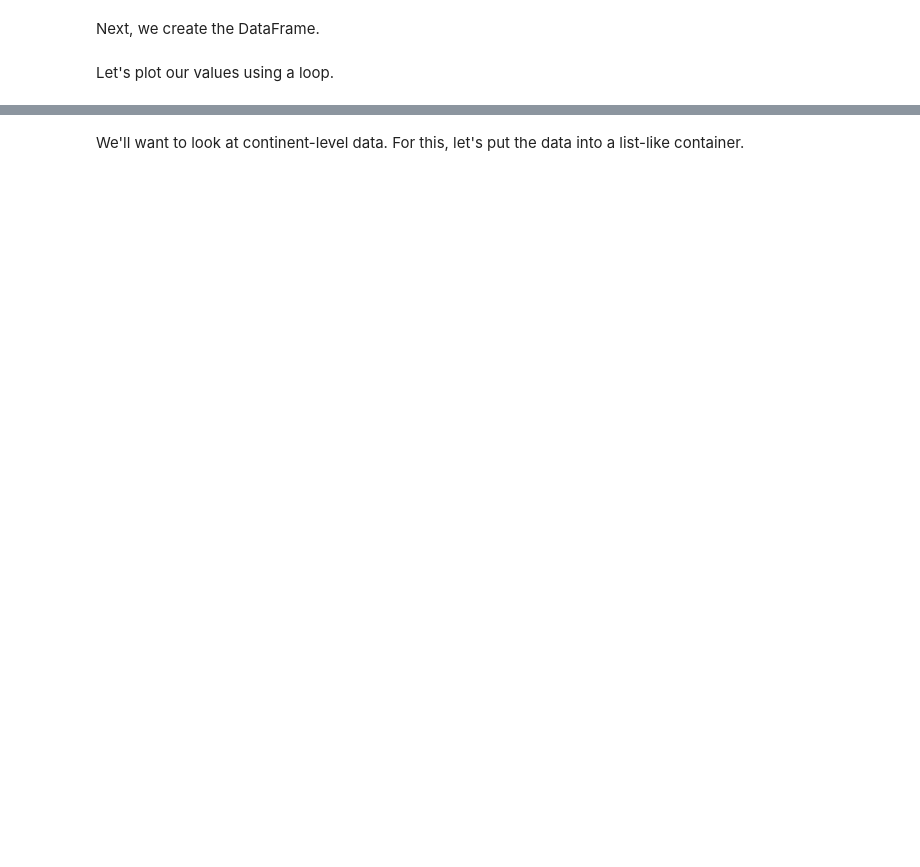
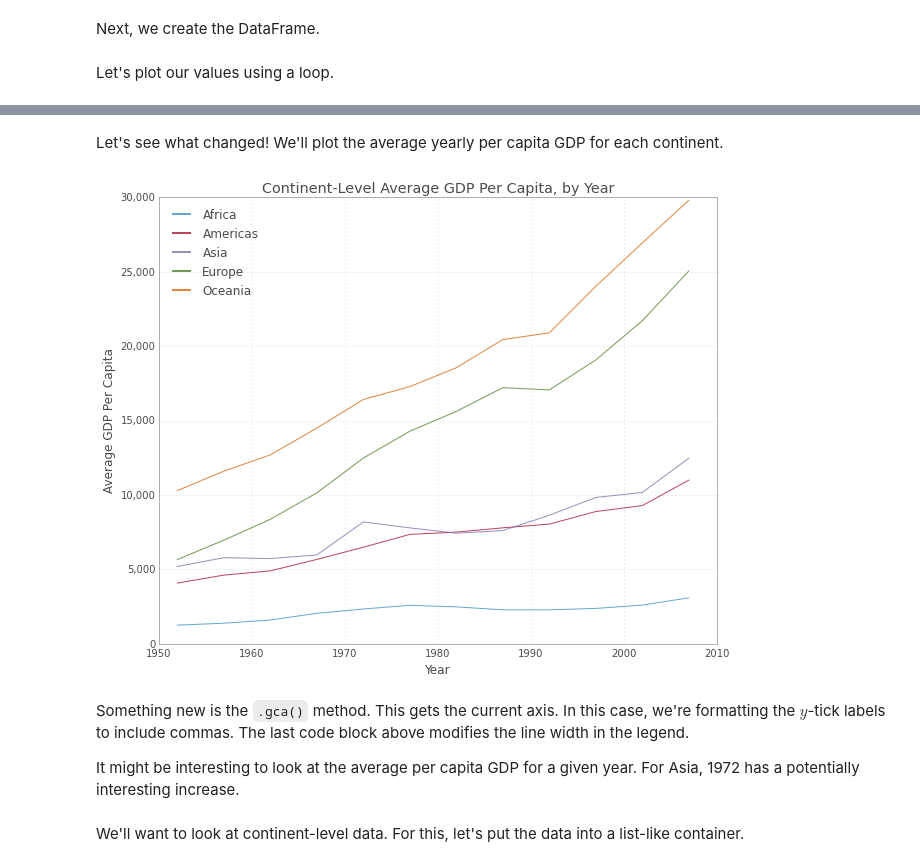
Before and after one commit to dlab-berkeley/Python-Data-Visualization-Legacy, a Jupyter notebook: visualization-with-python.ipynb, the cells around one changed output, grey strips where cells are left out. Saved outputs shown, nothing was run; the diff lists cells and outputs as text; code cells hidden in the pictures; blank space fills up the shorter version.

```diff
--- a/visualization-with-python.ipynb
+++ b/visualization-with-python.ipynb
@@ -209,0 +230,2 @@ Let's go ahead and pick 1982.
+# %% [markdown]
+Let's see what changed! We'll plot the average yearly per capita GDP for each continent.
@@ -210 +235,27 @@ Let's go ahead and pick 1982.
+# %%
+plt.figure(figsize=(10, 8))
+
+for c in countries:
+    tdf = continent_gdp[continent_gdp['continent'] == c]
+    plt.plot(tdf['year'], tdf['gdpPercap'], alpha=0.75, label=c)
+
+plt.title('Continent-Level Average GDP Per Capita, by Year')
+plt.xlabel('Year')
+plt.ylabel('Average GDP Per Capita')
+
+plt.gca().get_yaxis().set_major_formatter(
+    mpl.ticker.FuncFormatter(lambda y, p: format(int(y), ','))
+)
+
+plt.legend(loc='upper left')
+
+lgnd = plt.gca().get_legend()
+line_w = lgnd.get_lines()
+plt.setp(line_w, linewidth=2);
+# %% [output]
+[figure, added]
+# %% [markdown]
+Something new is the `.gca()` method. This gets the current axis. In this case, we're formatting the $y$-tick labels to include commas. The last code block above modifies the line width in the legend.
+
+It might be interesting to look at the average per capita GDP for a given year. For Asia, 1972 has a potentially interesting increase.
 # %%
```
Also changed, not shown: parts of 66 cells of this notebook.
